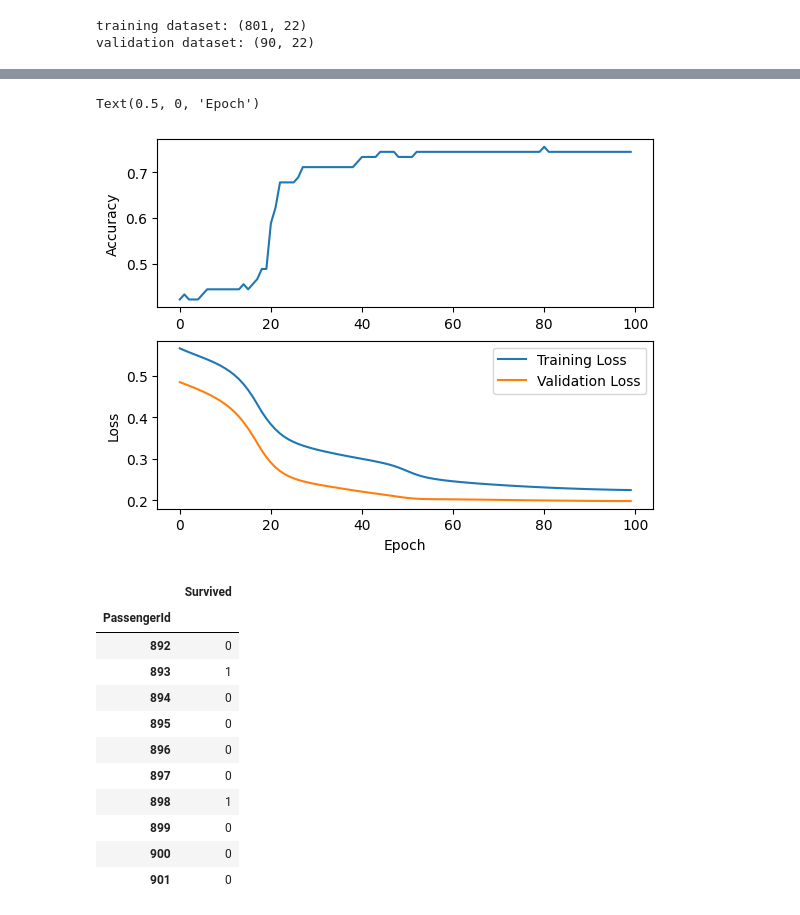
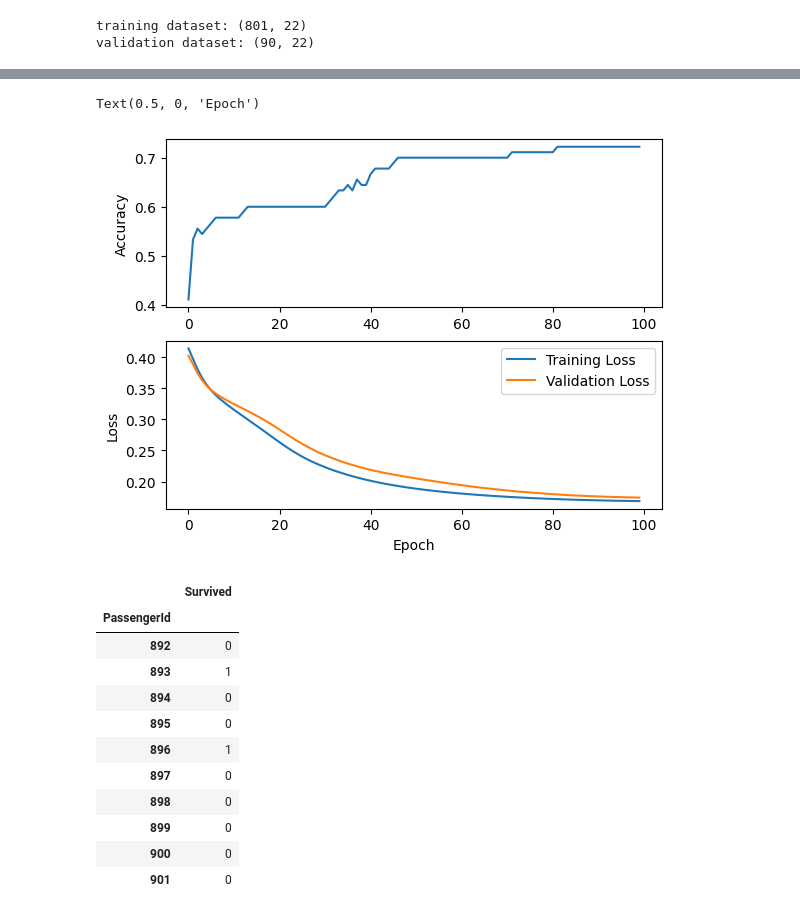
Before and after one commit to zirkelc/micrograd-titanic, a Jupyter notebook: micrograd.ipynb, the cells around one changed output, grey strips where cells are left out. Cells and saved outputs as stored; diff of their text form; code cells hidden in the pictures.

```diff
--- a/micrograd.ipynb
+++ b/micrograd.ipynb
@@ -410,7 +410,7 @@ def train_model(model, xy_train, xy_validate, num_epochs=100, batch_size=32):
 # %%
 # Define number of input features, hidden layers, and output features
 num_inputs = X_train.shape[1]
-num_hidden = [15, 8]
+num_hidden = [22, 11]
 num_outputs = 1
 
 # Initialize the model
@@ -464,5 +464,5 @@ Validation accuracy: 74.444%
 Text(0.5, 0, 'Epoch')
-[figure, old version]
+[figure, new version]
 # %%
 # Input features from the scaled test dataset
 test_features = test_scaled_df.to_numpy()
@@ -483,9 +483,9 @@ submission_df.head(10)
 | 893 | 1 |
 | 894 | 0 |
 | 895 | 0 |
-| 896 | 0 |
+| 896 | 1 |
 | 897 | 0 |
-| 898 | 1 |
+| 898 | 0 |
 | 899 | 0 |
 | 900 | 0 |
 | 901 | 0 |
```
Also changed, not shown: parts of 2 cells of this notebook.
